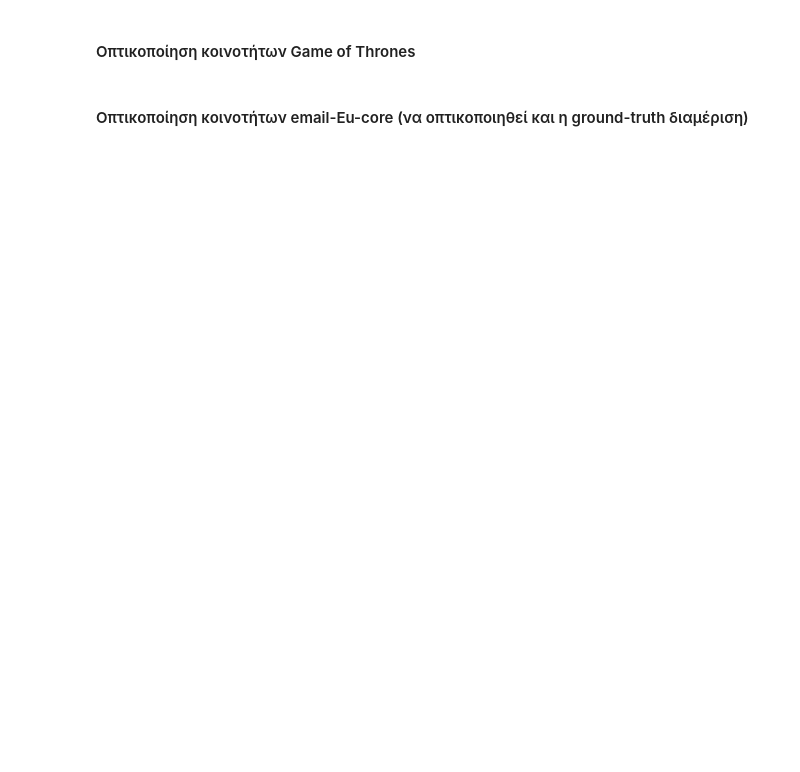
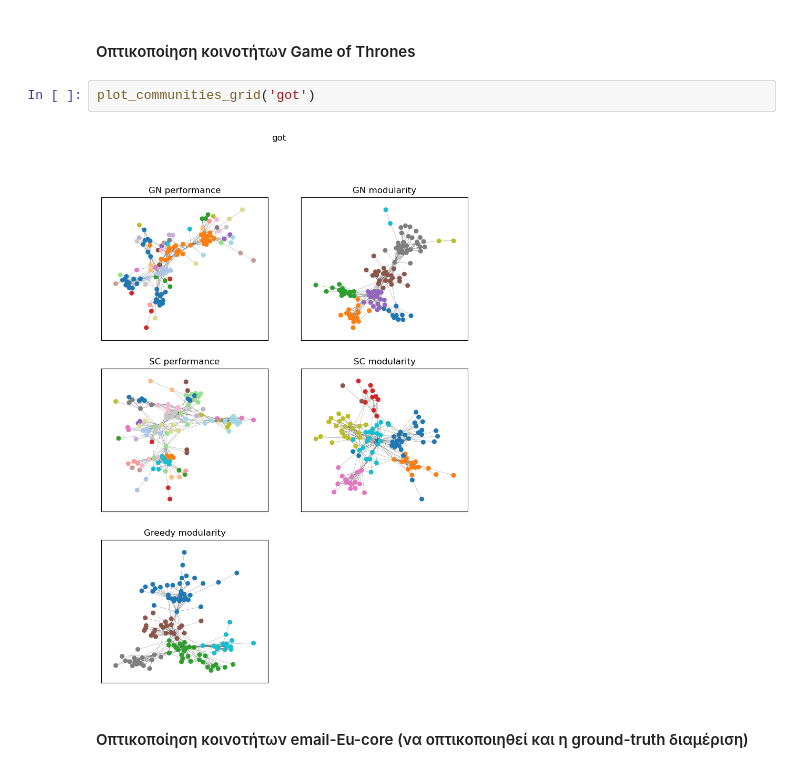
Before and after one commit to k-papadakis/social-network-analysis, a Jupyter notebook: lab2/lab2_student_version.ipynb, the cells around one changed output. Drawn from its saved outputs; the diff is of its cells as text; blank space fills up the shorter version.

```diff
--- a/lab2/lab2_student_version.ipynb
+++ b/lab2/lab2_student_version.ipynb
@@ -306,4 +349,8 @@ best_partitions
 # %% [markdown]
 #### Οπτικοποίηση κοινοτήτων Game of Thrones
+# %%
+plot_communities_grid('got')
+# %% [output]
+[figure, added]
 # %% [markdown]
 #### Οπτικοποίηση κοινοτήτων email-Eu-core (να οπτικοποιηθεί και η ground-truth διαμέριση)
```
Also changed, not shown: parts of 26 cells of this notebook.
